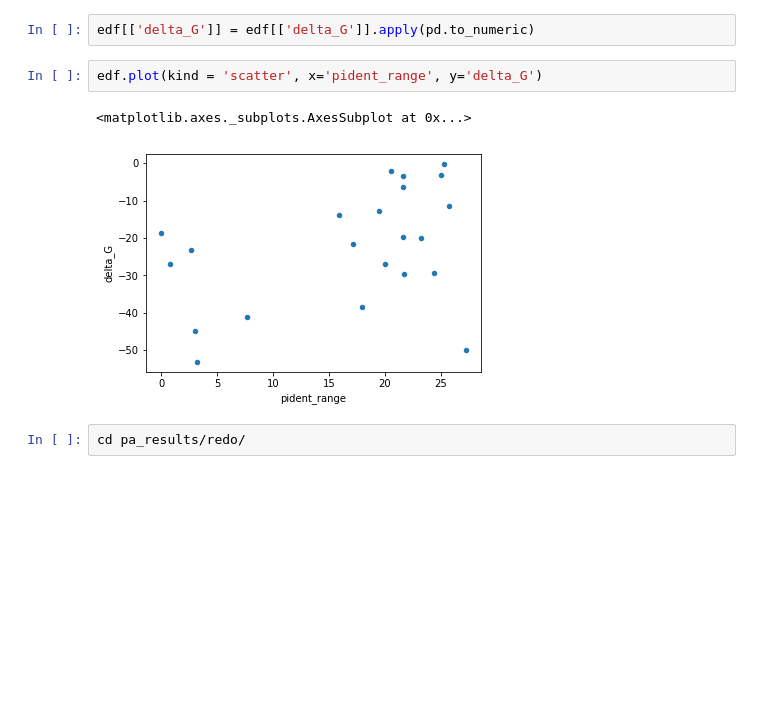
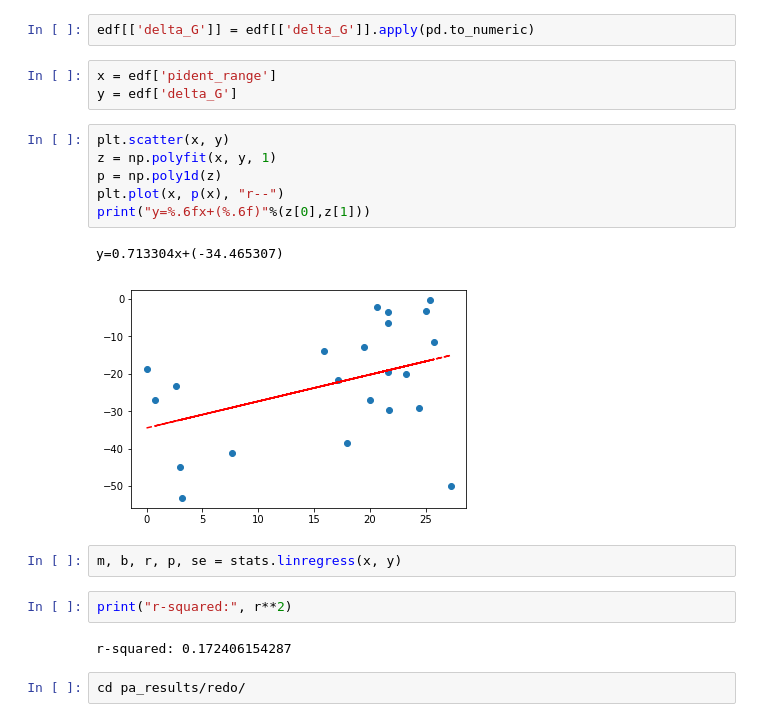
Before and after one commit to blauguste/ecoli-data, a Jupyter notebook: Free_energy_analysis.ipynb, the cells around one changed output. Saved outputs shown, nothing was run; the diff lists cells and outputs as text; blank space fills up the shorter version.

```diff
--- a/Free_energy_analysis.ipynb
+++ b/Free_energy_analysis.ipynb
@@ -52,11 +60,24 @@ edf
 | 21 | -21.62 | STnc880_ST | 17.105 |
 # %%
 edf[['delta_G']] = edf[['delta_G']].apply(pd.to_numeric)
-# %%
-edf.plot(kind = 'scatter', x='pident_range', y='delta_G')
-# %% [output]
-<matplotlib.axes._subplots.AxesSubplot at 0x...>
-[figure, removed]
+# %%
+x = edf['pident_range']
+y = edf['delta_G']
+# %%
+plt.scatter(x, y)
+z = np.polyfit(x, y, 1)
+p = np.poly1d(z)
+plt.plot(x, p(x), "r--")
+print("y=%.6fx+(%.6f)"%(z[0],z[1]))
+# %% [output]
+y=0.713304x+(-34.465307)
+[figure, added]
+# %%
+m, b, r, p, se = stats.linregress(x, y)
+# %%
+print("r-squared:", r**2)
+# %% [output]
+r-squared: 0.172406154287
 # %%
 cd pa_results/redo/
 # %% [output]
```
Also changed, not shown: parts of 5 cells of this notebook.
